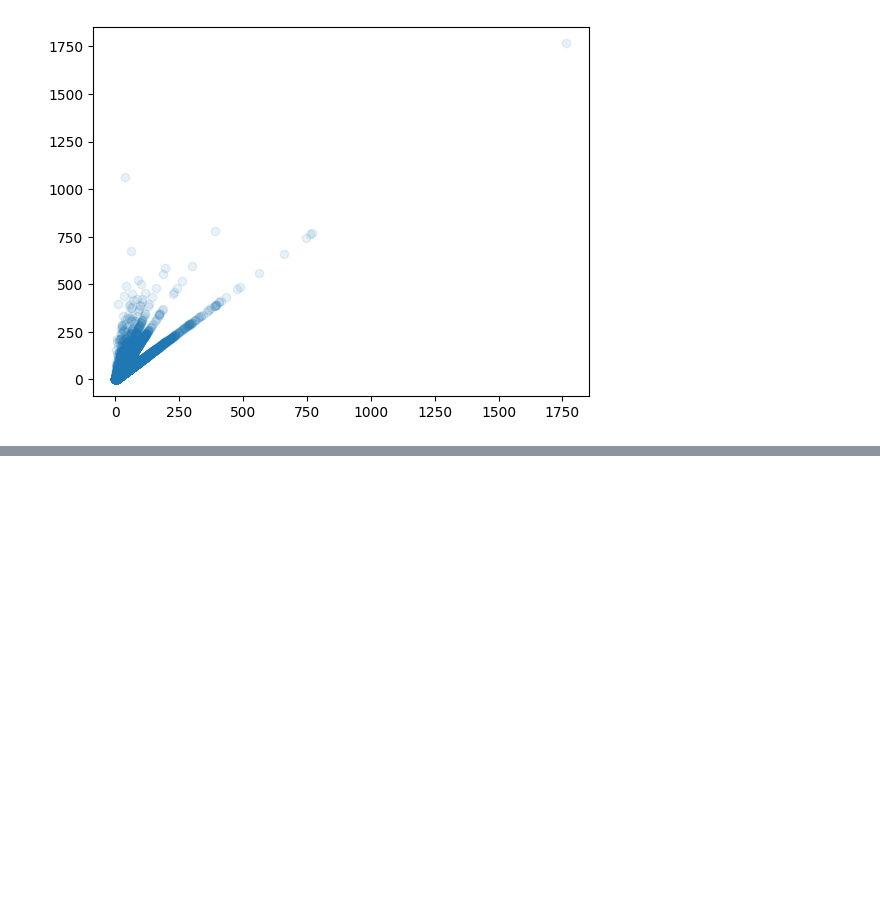
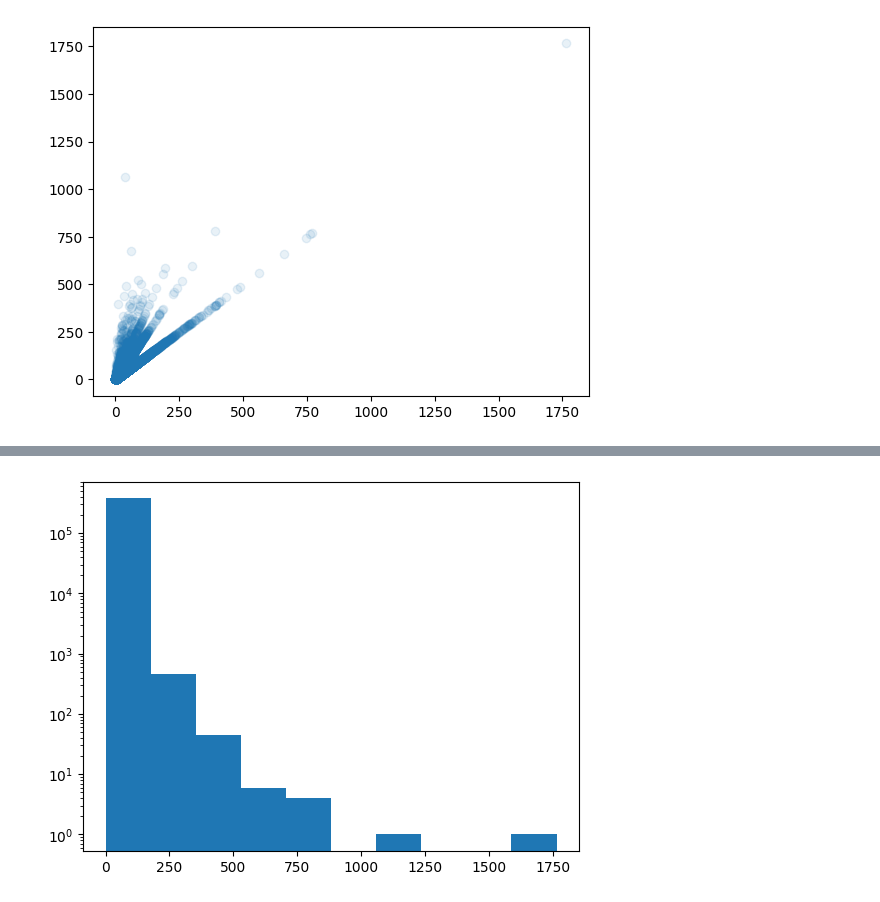
Before and after one commit to YeonJaeHong/ecc-, a Jupyter notebook: 데분2주차.ipynb, the cells around one changed output, grey strips where cells are left out. Cells and saved outputs as stored; diff of their text form; code cells hidden in the pictures; blank space fills up the shorter version.

```diff
--- a/데분2주차.ipynb
+++ b/데분2주차.ipynb
@@ -338,0 +377,7 @@ plt.show()
+# %%
+#구간조정하기
+plt.hist(ns_book7['대출건수'])
+plt.yscale('log')
+plt.show()
+# %% [output]
+[figure, added]
```
Also changed, not shown: parts of 17 cells of this notebook.
